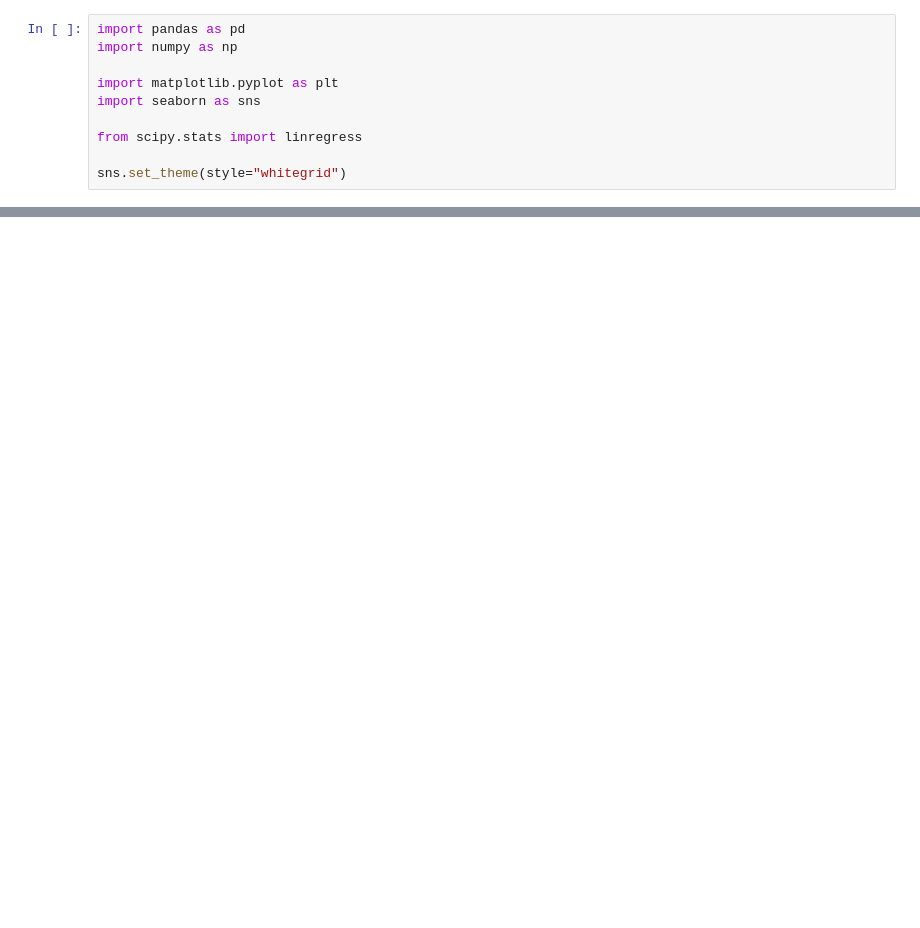
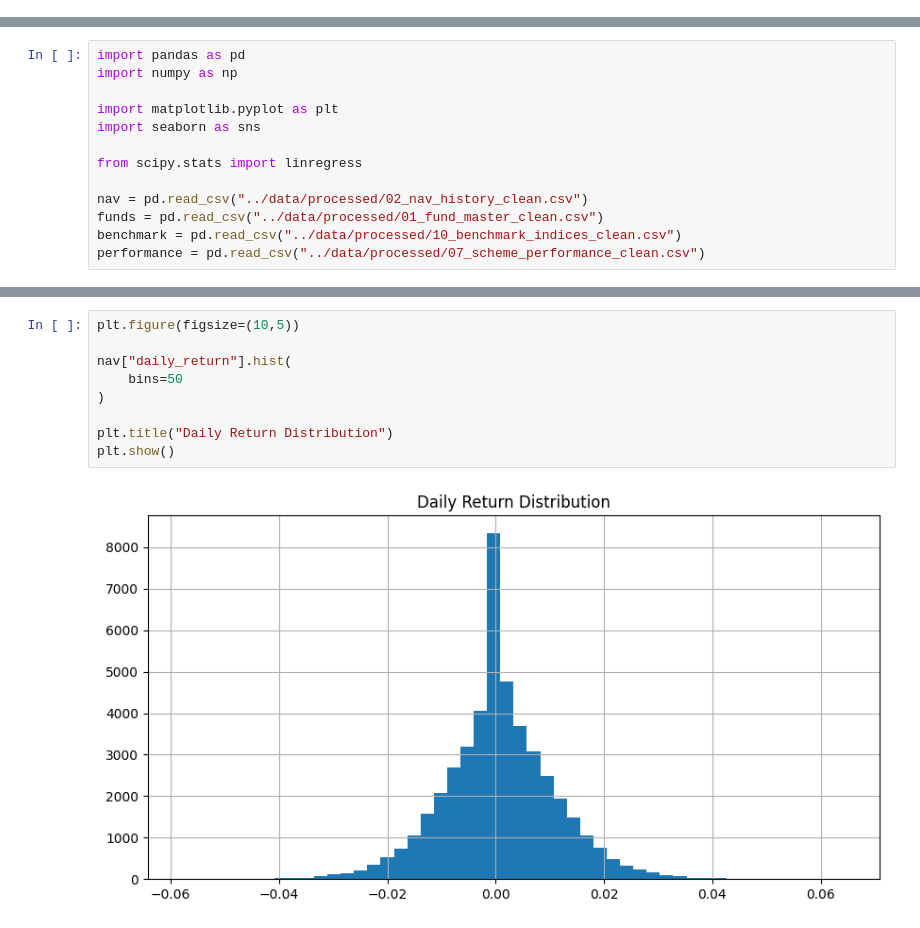
Before and after one commit to sagilisunandhaReddy/capstone_project, a Jupyter notebook: notebooks/04_performance_analytics.ipynb, the cells around one changed output, grey strips where cells are left out. Cells and saved outputs as stored; diff of their text form; blank space fills up the shorter version.

Commit message:
Day 4: Performance analytics completed

```diff
--- a/notebooks/04_performance_analytics.ipynb
+++ b/notebooks/04_performance_analytics.ipynb
@@ -1,10 +0,0 @@
-# %%
-import pandas as pd
-import numpy as np
-
-import matplotlib.pyplot as plt
-import seaborn as sns
-
-from scipy.stats import linregress
-
-sns.set_theme(style="whitegrid")
@@ -522,0 +23,13 @@ plt.show()
+# %%
+import pandas as pd
+import numpy as np
+
+import matplotlib.pyplot as plt
+import seaborn as sns
+
+from scipy.stats import linregress
+
+nav = pd.read_csv("../data/processed/02_nav_history_clean.csv")
+funds = pd.read_csv("../data/processed/01_fund_master_clean.csv")
+benchmark = pd.read_csv("../data/processed/10_benchmark_indices_clean.csv")
+performance = pd.read_csv("../data/processed/07_scheme_performance_clean.csv")
@@ -522,0 +57,11 @@ plt.show()
+# %%
+plt.figure(figsize=(10,5))
+
+nav["daily_return"].hist(
+    bins=50
+)
+
+plt.title("Daily Return Distribution")
+plt.show()
+# %% [output]
+[figure, added]
```
Also changed, not shown: parts of 59 cells of this notebook, 5 other files.
